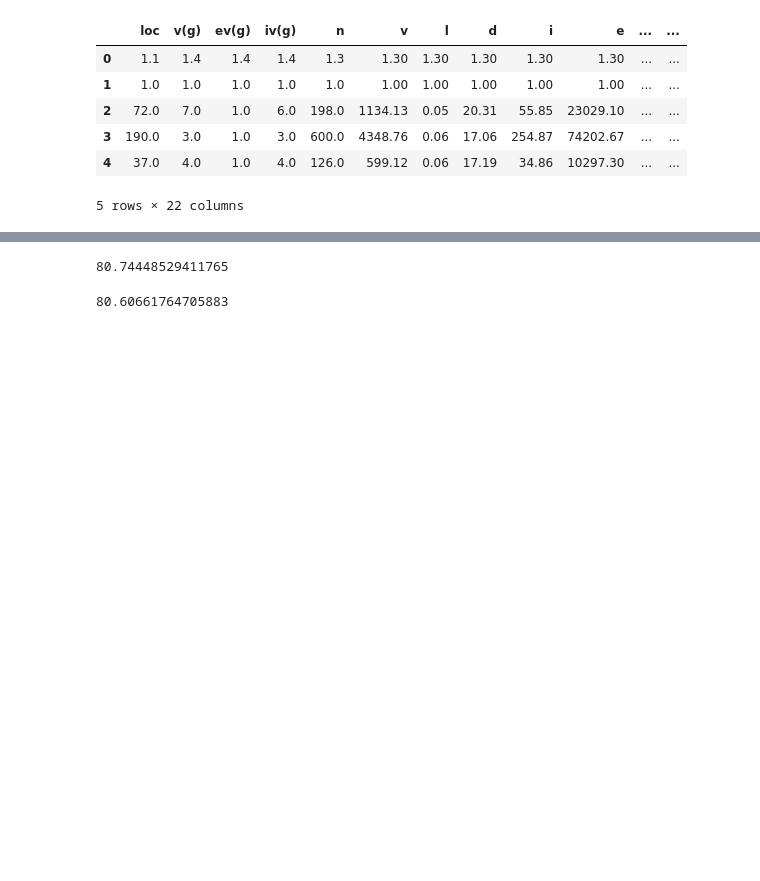
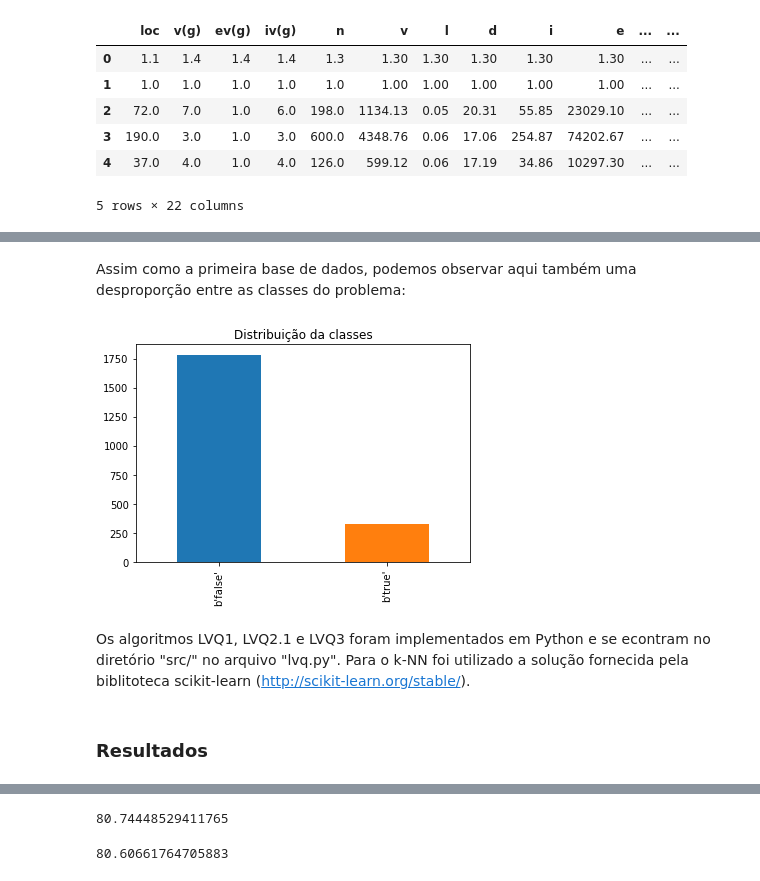
Before and after one commit to irbp/IF699-Machine-Learning, a Jupyter notebook: List 2/q1.ipynb, the cells around one changed output, grey strips where cells are left out. Cells and saved outputs as stored; diff of their text form; code cells hidden in the pictures; blank space fills up the shorter version.

```diff
--- a/List 2/q1.ipynb
+++ b/List 2/q1.ipynb
@@ -20,0 +57,5 @@ df.head()
+# %%
+data_2 = arff.loadarff('datasets/kc1.arff')
+df_2 = pd.DataFrame(data_2[0])
+data_2 = df_2.values
+df_2.head()
@@ -21,3 +83,13 @@ df.head()
+# %% [markdown]
+Assim como a primeira base de dados, podemos observar aqui também uma desproporção entre as classes do problema:
+# %%
+plot_2 = df_2['defects'].value_counts().plot(kind='bar', title='Distribuição da classes')
+# %% [output]
+[figure, added]
+# %% [markdown]
+Os algoritmos LVQ1, LVQ2.1 e LVQ3 foram implementados em Python e se econtram no diretório "src/" no arquivo "lvq.py". Para o k-NN foi utilizado a solução fornecida pela biblitoteca scikit-learn (http://scikit-learn.org/stable/).
+# %% [markdown]
+### Resultados
 # %%
 df['defects'] = pd.factorize(df['defects'])[0] + 1
 df_norm = (df.iloc[:,:-1] - df.iloc[:,:-1].mean()) / (df.iloc[:,:-1].max() - df.iloc[:,:-1].min())
```
Also changed, not shown: parts of 10 cells of this notebook, 3 other files.
